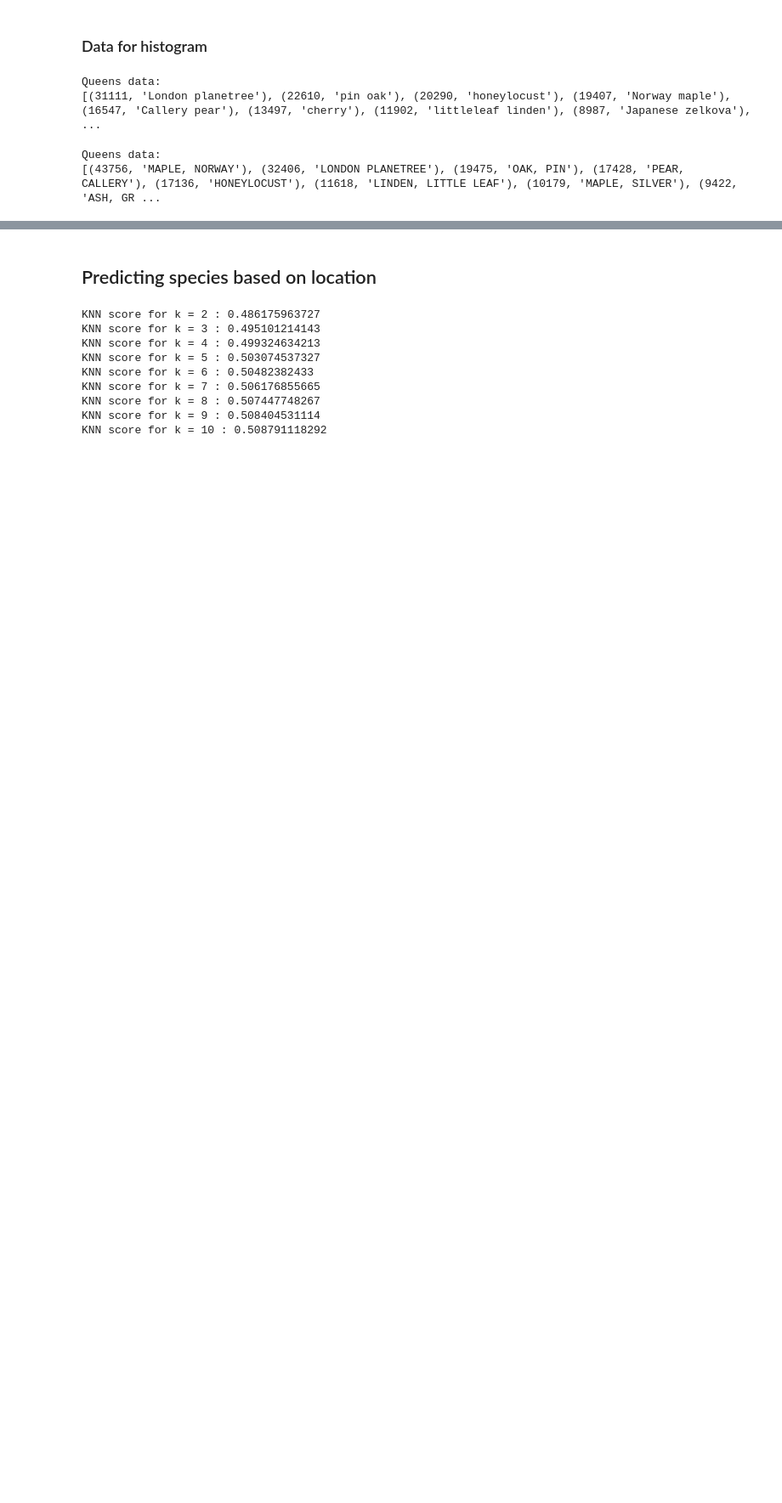
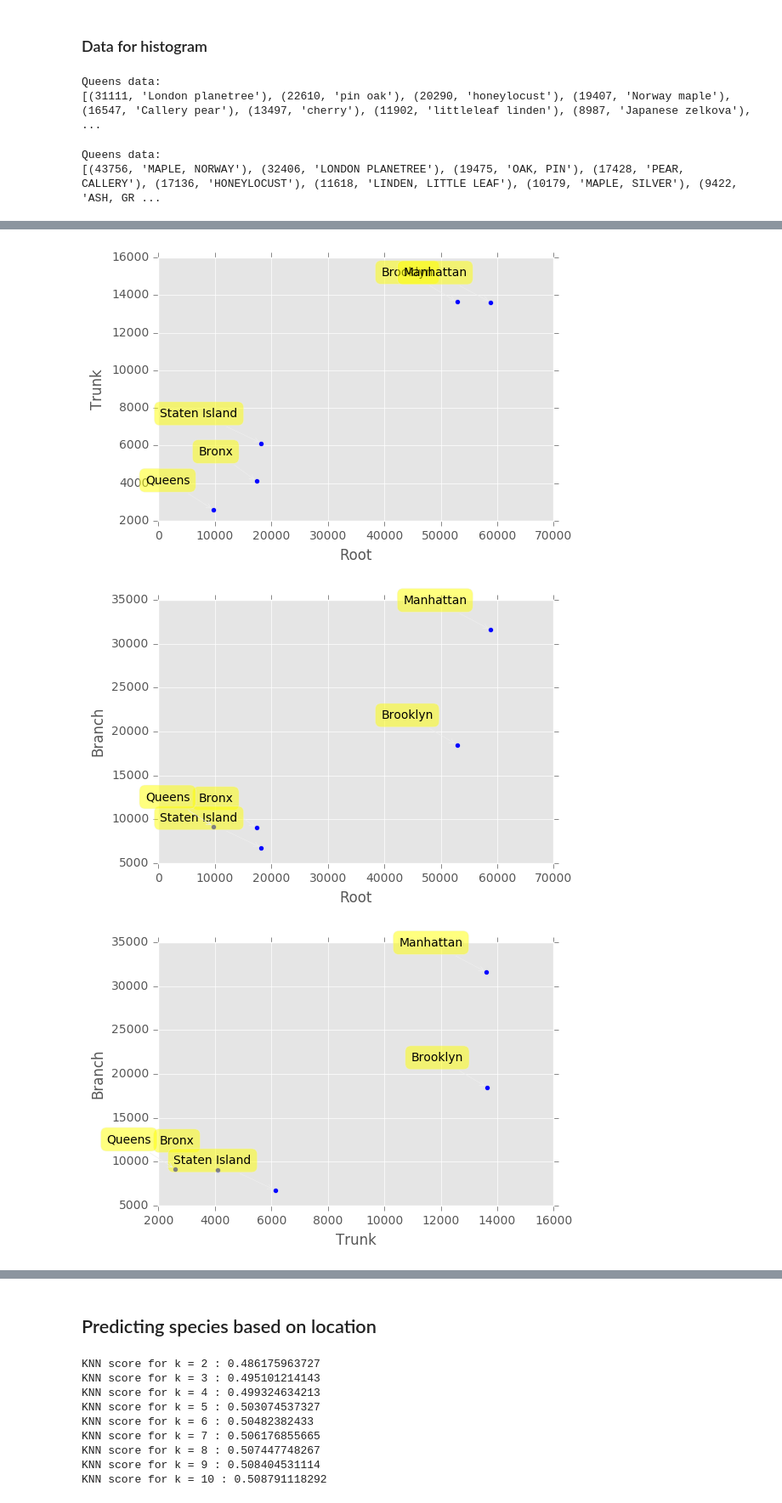
Before and after one commit to cecli/cecli.github.io, a Jupyter notebook: explainer_notebook.ipynb, the cells around one changed output, grey strips where cells are left out. Shown at 85% size. Cells and saved outputs as stored; diff of their text form; code cells hidden in the pictures; blank space fills up the shorter version.

```diff
--- a/explainer_notebook.ipynb
+++ b/explainer_notebook.ipynb
@@ -437,0 +522,2 @@ Queens data:
+# %%
+bor_list = list(set(Borough))
@@ -437,0 +631,60 @@ Queens data:
+# %%
+import matplotlib
+import matplotlib.pylab as plt
+import numpy as np
+
+root = [dic_all_boro['Bronx'][0], dic_all_boro['Brooklyn'][0] , dic_all_boro['Manhattan'][0] , dic_all_boro['Queens'][0] , dic_all_boro['Staten Island'][0]]
+trunk = [dic_all_boro['Bronx'][1], dic_all_boro['Brooklyn'][1], dic_all_boro['Manhattan'][1] , dic_all_boro['Queens'][1] , dic_all_boro['Staten Island'][1]]
+branch = [dic_all_boro['Bronx'][2], dic_all_boro['Brooklyn'][2], dic_all_boro['Manhattan'][2] , dic_all_boro['Queens'][2] , dic_all_boro['Staten Island'][2]]
+tot = [dic_all_boro['Bronx'][3], dic_all_boro['Brooklyn'][3], dic_all_boro['Manhattan'][3] , dic_all_boro['Queens'][3] , dic_all_boro['Staten Island'][3]]
+
+#f, ((ax1, ax2), (ax3, ax4)) = plt.subplots(2, 2, sharex=True, sharey=True, figsize=(15,15))
+
+fig_index = 0
+#fig = plt.figure(fig_index)
+fig, ax = plt.subplots()
+
+ax.set_xlabel('Root')
+ax.set_ylabel('Trunk')
+ax.scatter(np.asarray(root), np.asarray(trunk))
+for label, x, y in zip(bor_list, root, trunk):
+    ax.annotate(
+        label,
+        xy=(x, y), xytext=(-20, 20),
+        textcoords='offset points', ha='right', va='bottom',
+        bbox=dict(boxstyle='round,pad=0.5', fc='yellow', alpha=0.5),
+        arrowprops=dict(arrowstyle = '->', connectionstyle='arc3,rad=0'))
+fig.savefig("problem1")
+plt.show()
+
+f, ax = plt.subplots()
+ax.set_xlabel('Root')
+ax.set_ylabel('Branch')
+ax.scatter(np.asarray(root), np.asarray(branch))
+for label, x, y in zip(bor_list, root, branch):
+    ax.annotate(
+        label,
+        xy=(x, y), xytext=(-20, 20),
+        textcoords='offset points', ha='right', va='bottom',
+        bbox=dict(boxstyle='round,pad=0.5', fc='yellow', alpha=0.5),
+        arrowprops=dict(arrowstyle = '->', connectionstyle='arc3,rad=0'))
+f.savefig("problem2")
+plt.show()
+
+f, ax = plt.subplots()
+ax.set_xlabel('Trunk')
+ax.set_ylabel('Branch')
+ax.scatter(np.asarray(trunk), np.asarray(branch))
+for label, x, y in zip(bor_list, trunk, branch):
+    ax.annotate(
+        label,
+        xy=(x, y), xytext=(-20, 20),
+        textcoords='offset points', ha='right', va='bottom',
+        bbox=dict(boxstyle='round,pad=0.5', fc='yellow', alpha=0.5),
+        arrowprops=dict(arrowstyle = '->', connectionstyle='arc3,rad=0'))
+f.savefig("problem3")
+plt.show()
+# %% [output]
+[figure, added]
+[figure, added]
+[figure, added]
```
Also changed, not shown: parts of 15 cells of this notebook.
